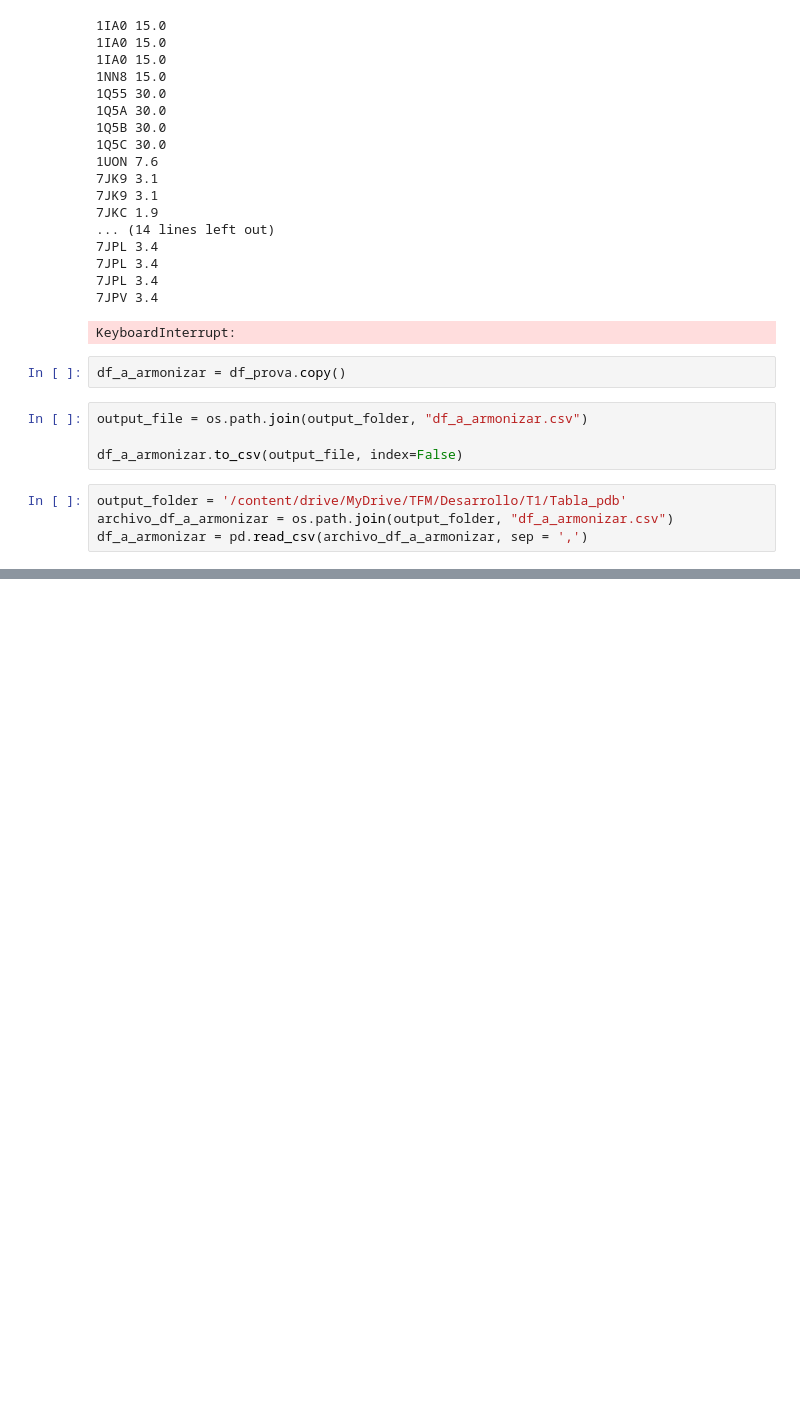
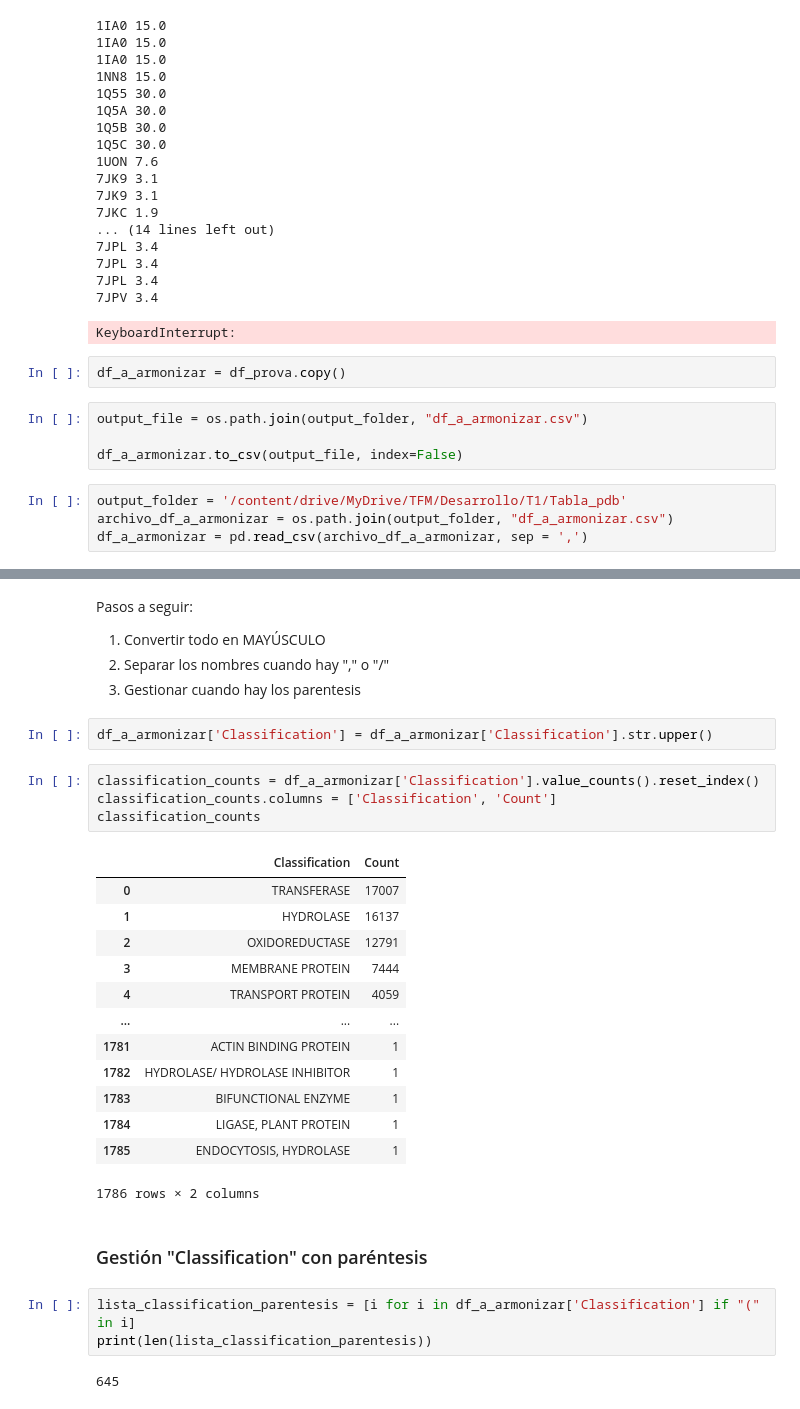
Before and after one commit to Danie7e/TFM_Daniele_Sebastiani_UOC, a Jupyter notebook: 1_identificacion_ligandos_proteinas/Crear_Tabla_PDB.ipynb, the cells around one changed output, grey strips where cells are left out. Cells and saved outputs as stored; diff of their text form; blank space fills up the shorter version.

```diff
--- a/1_identificacion_ligandos_proteinas/Crear_Tabla_PDB.ipynb
+++ b/1_identificacion_ligandos_proteinas/Crear_Tabla_PDB.ipynb
@@ -687,0 +725,33 @@ df_a_armonizar = pd.read_csv(archivo_df_a_armonizar, sep = ',')
+# %% [markdown]
+Pasos a seguir:
+
+1. Convertir todo en MAYÚSCULO
+2. Separar los nombres cuando hay "," o "/"
+3. Gestionar cuando hay los parentesis
+# %%
+df_a_armonizar['Classification'] = df_a_armonizar['Classification'].str.upper()
+# %%
+classification_counts = df_a_armonizar['Classification'].value_counts().reset_index()
+classification_counts.columns = ['Classification', 'Count']
+classification_counts
+# %% [output]
+|  | Classification | Count |
+| 0 | TRANSFERASE | 17007 |
+| 1 | HYDROLASE | 16137 |
+| 2 | OXIDOREDUCTASE | 12791 |
+| 3 | MEMBRANE PROTEIN | 7444 |
+| 4 | TRANSPORT PROTEIN | 4059 |
+| ... | ... | ... |
+| 1781 | ACTIN BINDING PROTEIN | 1 |
+| 1782 | HYDROLASE/ HYDROLASE INHIBITOR | 1 |
+| 1783 | BIFUNCTIONAL ENZYME | 1 |
+| 1784 | LIGASE, PLANT PROTEIN | 1 |
+| 1785 | ENDOCYTOSIS, HYDROLASE | 1 |
+1786 rows × 2 columns
+# %% [markdown]
+### Gestión "Classification" con paréntesis
+# %%
+lista_classification_parentesis = [i for i in df_a_armonizar['Classification'] if "(" in i]
+print(len(lista_classification_parentesis))
+# %% [output]
+645
```
Also changed, not shown: parts of 36 cells of this notebook.
